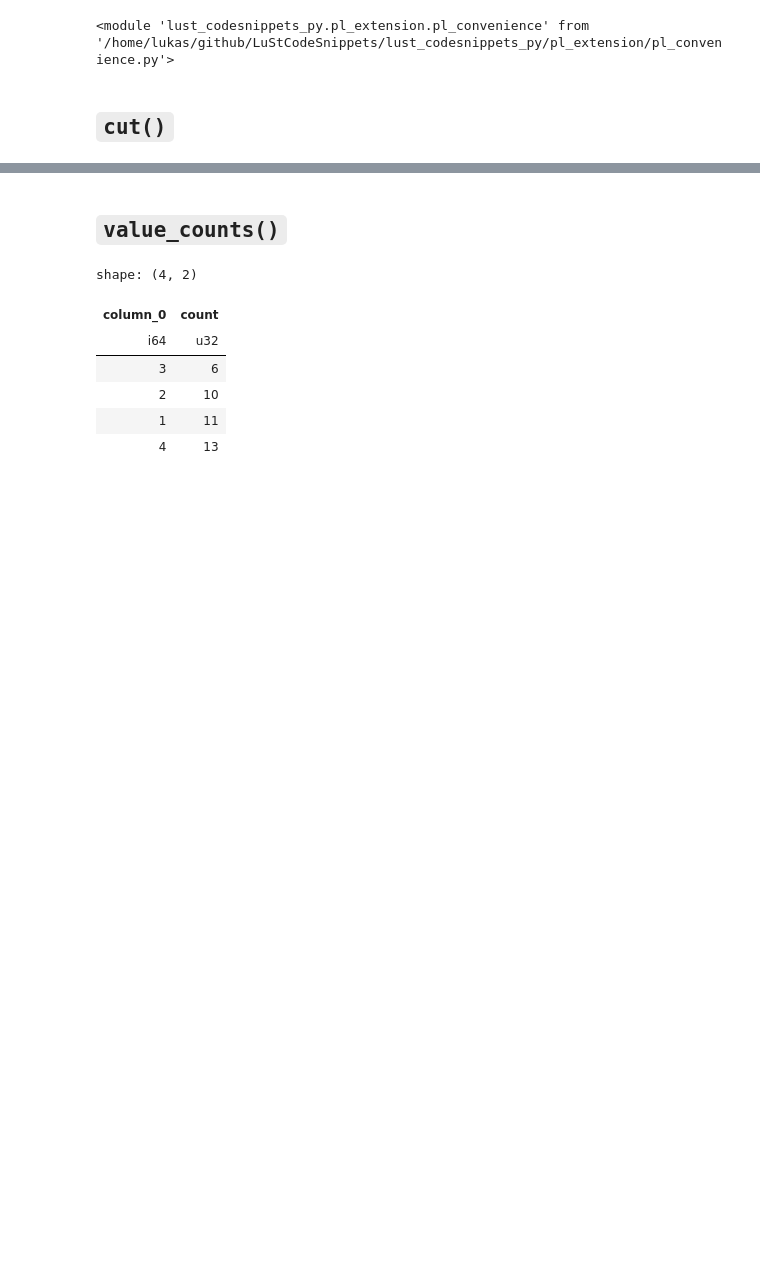
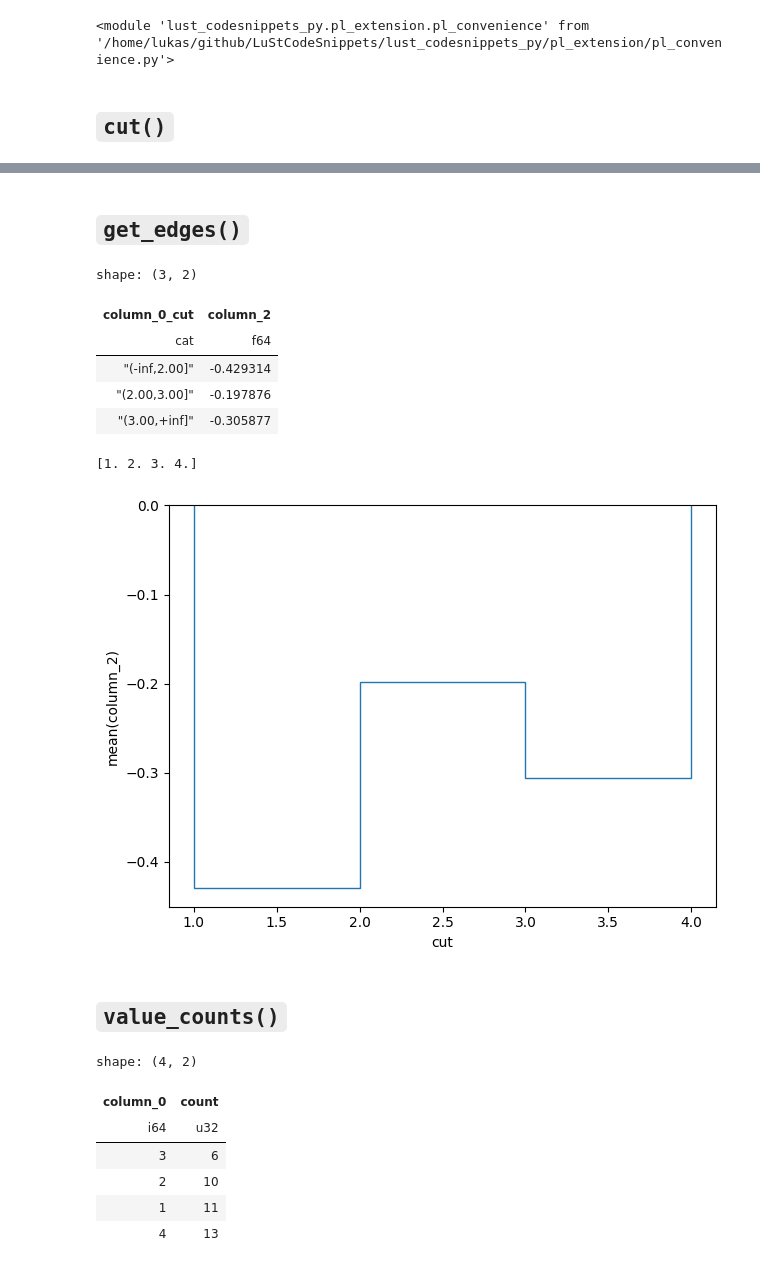
Before and after one commit to TheRedElement/LuStCodeSnippets, a Jupyter notebook: lust_codesnippets_py_demos/pl_extension/pl_convenience_demo.ipynb, the cells around one changed output, grey strips where cells are left out. Drawn from its saved outputs; the diff is of its cells as text; code cells hidden in the pictures; blank space fills up the shorter version.

Commit message:
implemented function to obtain edges from pl.cut()

```diff
--- a/lust_codesnippets_py_demos/pl_extension/pl_convenience_demo.ipynb
+++ b/lust_codesnippets_py_demos/pl_extension/pl_convenience_demo.ipynb
@@ -140,3 +134,30 @@ shape: (3, 2)
+# %% [markdown]
+## `get_edges()`
+# %%
+importlib.reload(plc)
+#example for a histogram (binning of column_2 w.r.t. column_0)
+df_hist = (plc.cut(df, "column_0", [2,3])
+    .group_by("column_0_cut").agg(pl.col("column_2").mean())
+    .sort(pl.col("column_0_cut"))
+)
+display(df_hist)
+
+edges = plc.get_edges(df_hist["column_0_cut"], unique=True, lb=1, ub=4)
+print(edges)
+
+fig, axs = plt.subplots(1,1, subplot_kw=dict(xlabel="cut", ylabel="mean(column_2)"))
+axs.stairs(df_hist["column_2"], edges)
+fig.tight_layout()
+plt.show()
+# %% [output]
+shape: (3, 2)
+| column_0_cut | column_2 |
+| cat | f64 |
+| "(-inf,2.00]" | -0.429314 |
+| "(2.00,3.00]" | -0.197876 |
+| "(3.00,+inf]" | -0.305877 |
+[1. 2. 3. 4.]
+[figure, added]
 # %% [markdown]
 ## `value_counts()`
 # %%
```
Also changed, not shown: parts of 2 cells of this notebook, 2 other files.
